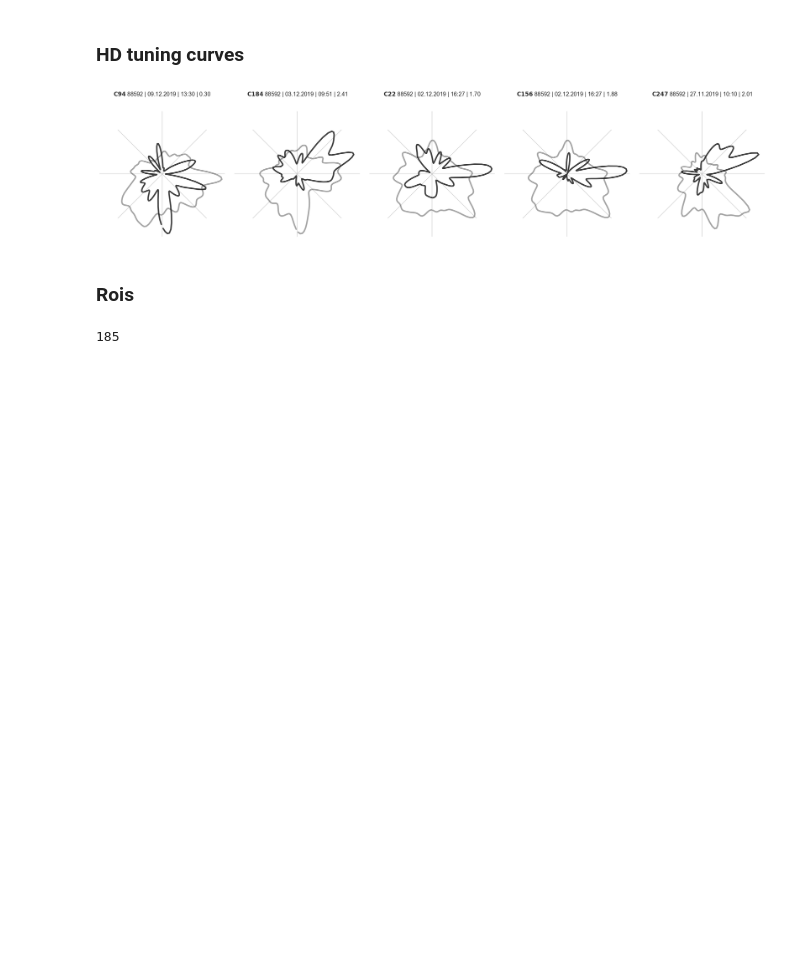
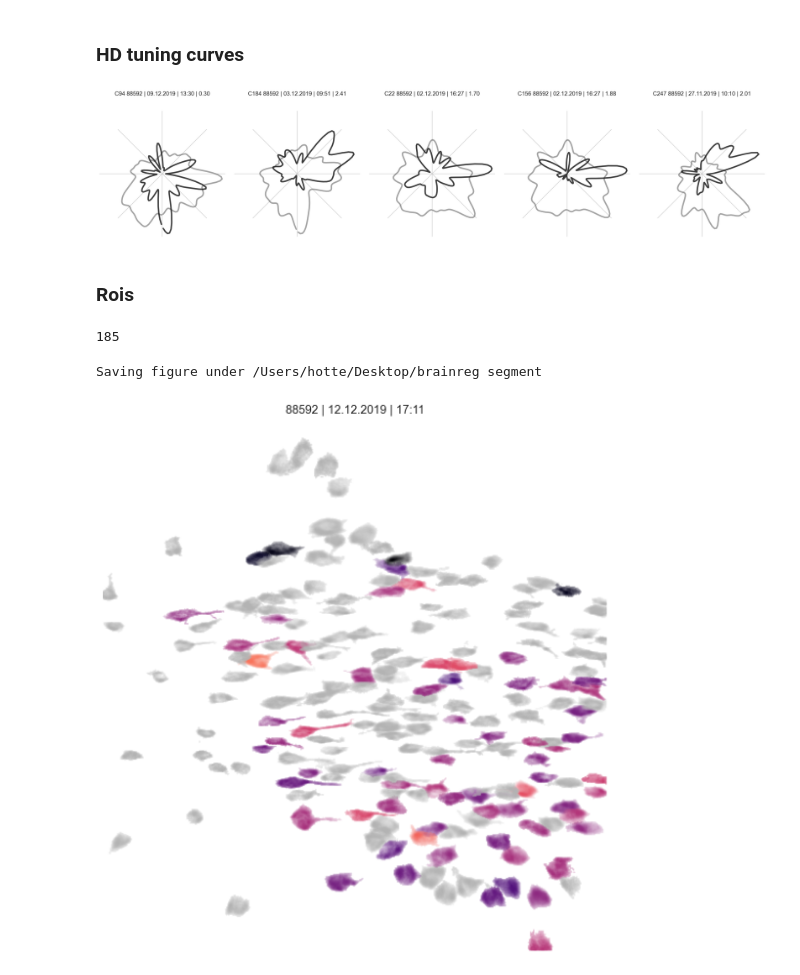
Before and after one commit to horsto/dj-imaging-plotter, a Jupyter notebook: notebooks/Plotting class for datajoint.ipynb, the cells around one changed output. Cells and saved outputs as stored; diff of their text form; code cells hidden in the pictures; blank space fills up the shorter version.

```diff
--- a/notebooks/Plotting class for datajoint.ipynb
+++ b/notebooks/Plotting class for datajoint.ipynb
@@ -106,6 +125,9 @@ gridscores, grid_spacings = (some_cells & restriction_dict).fetch('gridscore','g
 colors = make_linear_colormap(grid_spacings, cmap='magma')
 colors[gridscores < .5] = [.7, .7, .7]
 # %%
-plot = dj_plotter(some_cells)
+plot = dj_plotter(some_cells, save_path=save_path, save_format='png')
 plot.rois(draw_image=False, draw_pixels=True, \
           draw_centers=False, draw_outlines=False, colors=colors)
+# %% [output]
+Saving figure under /Users/hotte/Desktop/brainreg segment
+[figure, added]
```
Also changed, not shown: parts of 5 cells of this notebook.
